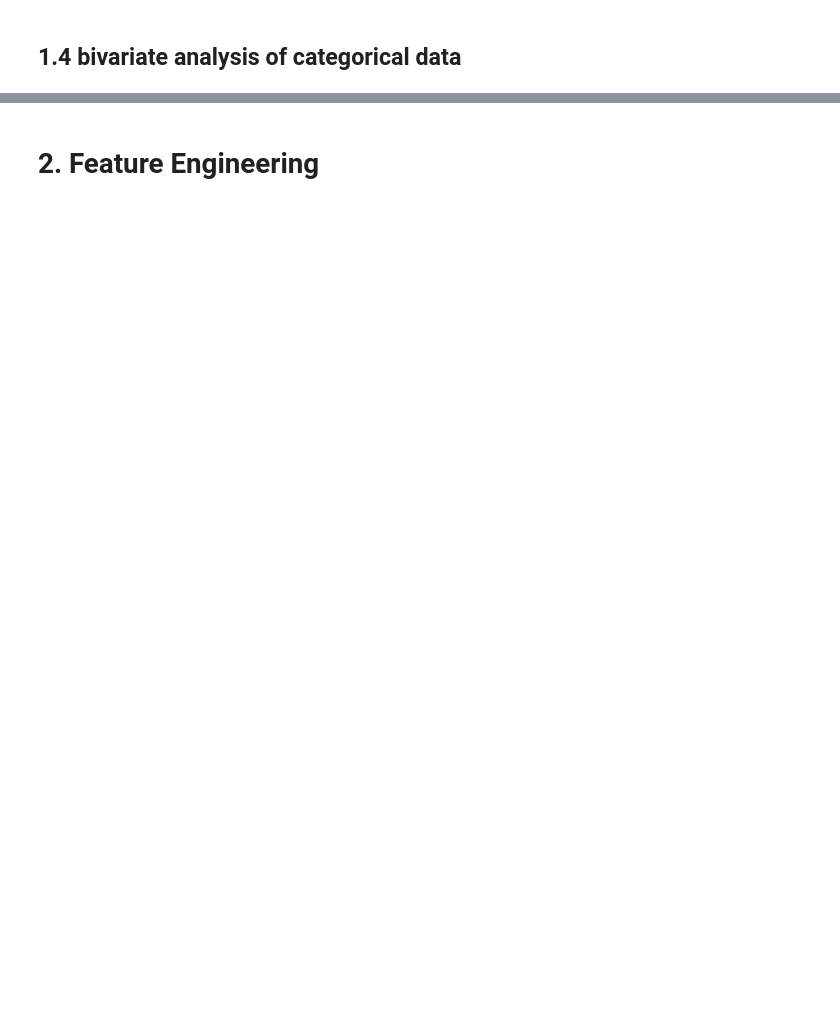
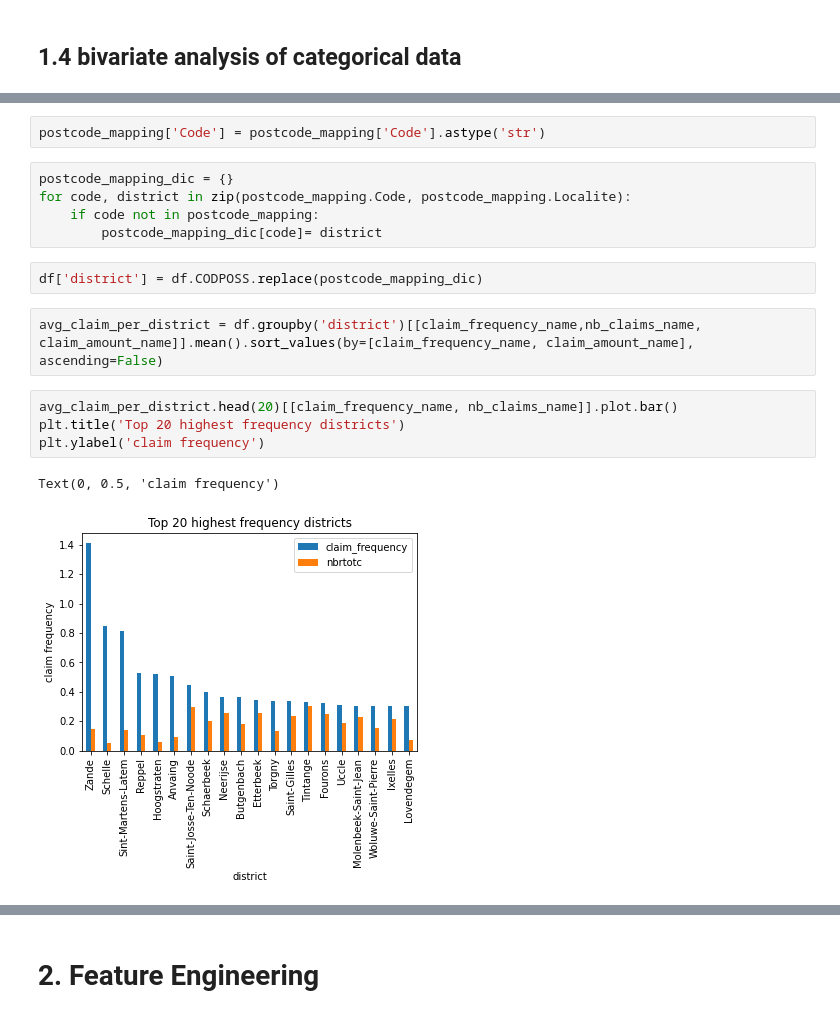
Before and after one commit to MarinoSanLorenzo/actuarial_ds, a Jupyter notebook: main_assignment.ipynb, the cells around one changed output, grey strips where cells are left out. Saved outputs shown, nothing was run; the diff lists cells and outputs as text; blank space fills up the shorter version.

Commit message:
code mapping

```diff
--- a/main_assignment.ipynb
+++ b/main_assignment.ipynb
@@ -141,0 +257,18 @@ for cat_var in categorical_variables:
+# %%
+postcode_mapping['Code'] = postcode_mapping['Code'].astype('str')
+# %%
+postcode_mapping_dic = {}
+for code, district in zip(postcode_mapping.Code, postcode_mapping.Localite):
+    if code not in postcode_mapping:
+        postcode_mapping_dic[code]= district
+# %%
+df['district'] = df.CODPOSS.replace(postcode_mapping_dic)
+# %%
+avg_claim_per_district = df.groupby('district')[[claim_frequency_name,nb_claims_name, claim_amount_name]].mean().sort_values(by=[claim_frequency_name, claim_amount_name], ascending=False)
+# %%
+avg_claim_per_district.head(20)[[claim_frequency_name, nb_claims_name]].plot.bar()
+plt.title('Top 20 highest frequency districts')
+plt.ylabel('claim frequency')
+# %% [output]
+Text(0, 0.5, 'claim frequency')
+[figure, added]
```
Also changed, not shown: parts of 35 cells of this notebook, 5 other files.
